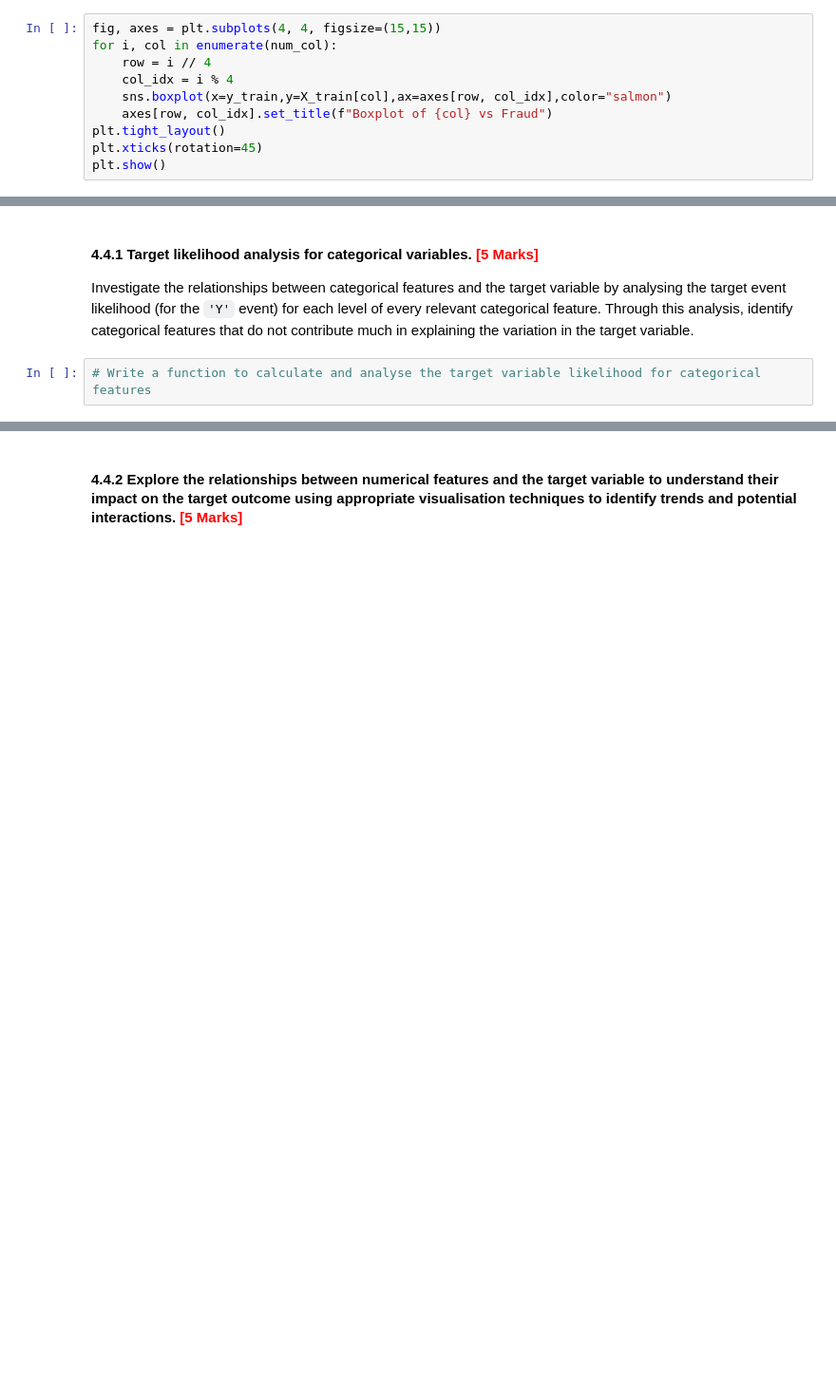
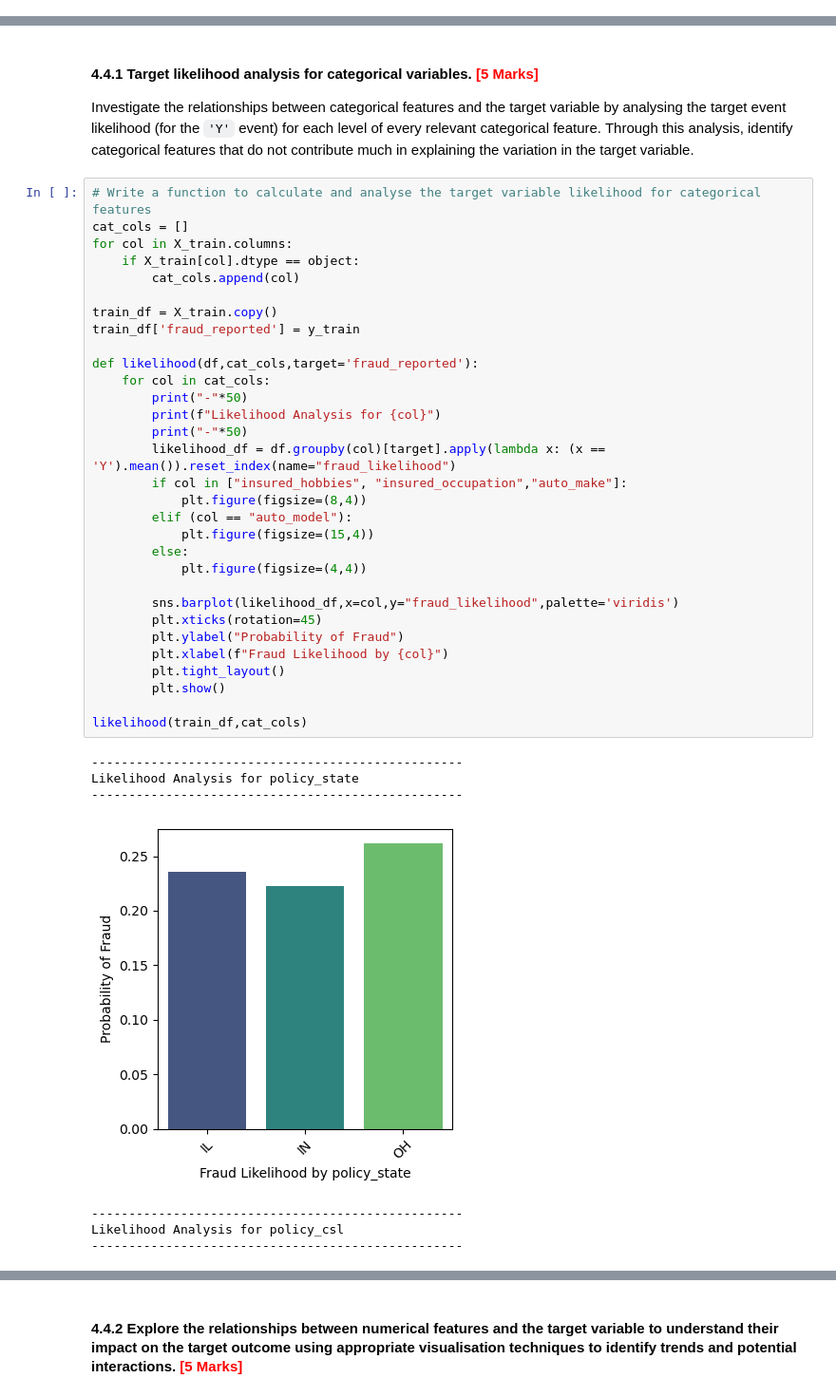
Before and after one commit to asimanandamohanty/Fraudulent_Cliam_detection, a Jupyter notebook: Fraudulent_Claim_Detection_Starter.ipynb, the cells around one changed output, grey strips where cells are left out. Shown at 95% size. Drawn from its saved outputs; the diff is of its cells as text; blank space fills up the shorter version.

Commit message:
Bivariate Analysis Added

```diff
--- a/Fraudulent_Claim_Detection_Starter.ipynb
+++ b/Fraudulent_Claim_Detection_Starter.ipynb
@@ -901,10 +904,0 @@ plt.show()
-# %%
-fig, axes = plt.subplots(4, 4, figsize=(15,15))
-for i, col in enumerate(num_col):
-    row = i // 4
-    col_idx = i % 4
-    sns.boxplot(x=y_train,y=X_train[col],ax=axes[row, col_idx],color="salmon")
-    axes[row, col_idx].set_title(f"Boxplot of {col} vs Fraud")
-plt.tight_layout()
-plt.xticks(rotation=45)
-plt.show()
@@ -972,5 +953,42 @@ This ia highly imbalance dataset. We might need to balance it before modelling t
 # %% [markdown]
 #### **4.4.1** Target likelihood analysis for categorical variables. <font color="red">[5 Marks]</font>
 Investigate the relationships between categorical features and the target variable by analysing the target event likelihood (for the `'Y'` event) for each level of every relevant categorical feature. Through this analysis, identify categorical features that do not contribute much in explaining the variation in the target variable.
-# %%
-# Write a function to calculate and analyse the target variable likelihood for categorical features
+# %%
+# Write a function to calculate and analyse the target variable likelihood for categorical features
+cat_cols = []
+for col in X_train.columns:
+    if X_train[col].dtype == object:
+        cat_cols.append(col)
+
+train_df = X_train.copy()
+train_df['fraud_reported'] = y_train
+
+def likelihood(df,cat_cols,target='fraud_reported'):
+    for col in cat_cols:
+        print("-"*50)
+        print(f"Likelihood Analysis for {col}")
+        print("-"*50)
+        likelihood_df = df.groupby(col)[target].apply(lambda x: (x == 'Y').mean()).reset_index(name="fraud_likelihood")
+        if col in ["insured_hobbies", "insured_occupation","auto_make"]:
+            plt.figure(figsize=(8,4))
+        elif (col == "auto_model"):
+            plt.figure(figsize=(15,4))
+        else:
+            plt.figure(figsize=(4,4))
+
+        sns.barplot(likelihood_df,x=col,y="fraud_likelihood",palette='viridis')
+        plt.xticks(rotation=45)
+        plt.ylabel("Probability of Fraud")
+        plt.xlabel(f"Fraud Likelihood by {col}")
+        plt.tight_layout()
+        plt.show()
+
+likelihood(train_df,cat_cols)
+# %% [output]
+--------------------------------------------------
+Likelihood Analysis for policy_state
+--------------------------------------------------
+[figure, added]
+--------------------------------------------------
+Likelihood Analysis for policy_csl
+--------------------------------------------------
```
Also changed, not shown: parts of 11 cells of this notebook.
